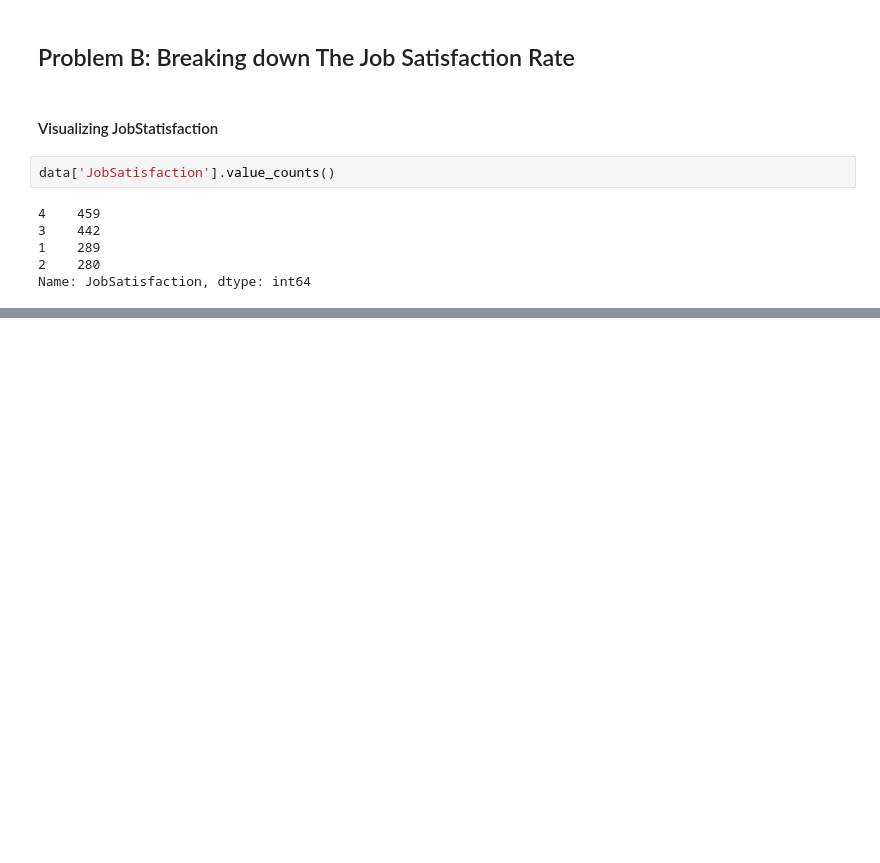
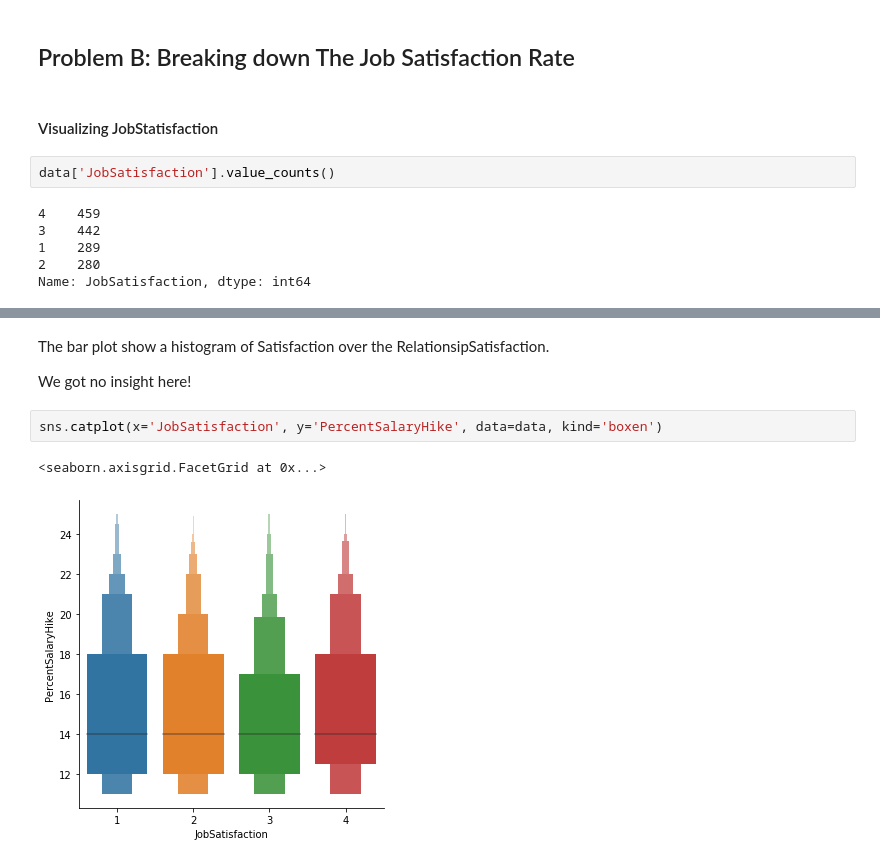
Before and after one commit to vantuan5644/MachineLearningCourse, a Jupyter notebook: Project2HumanResource_TranVanTuan.ipynb, the cells around one changed output, grey strips where cells are left out. Cells and saved outputs as stored; diff of their text form; blank space fills up the shorter version.

```diff
--- a/Project2HumanResource_TranVanTuan.ipynb
+++ b/Project2HumanResource_TranVanTuan.ipynb
@@ -660,0 +489,9 @@ That means **the Attrition Rate is not affected by the PerformanceRating no matt
+# %% [markdown]
+The bar plot show a histogram of Satisfaction over the RelationsipSatisfaction.
+
+We got no insight here!
+# %%
+sns.catplot(x='JobSatisfaction', y='PercentSalaryHike', data=data, kind='boxen')
+# %% [output]
+<seaborn.axisgrid.FacetGrid at 0x...>
+[figure, added]
```
Also changed, not shown: parts of 73 cells of this notebook.
